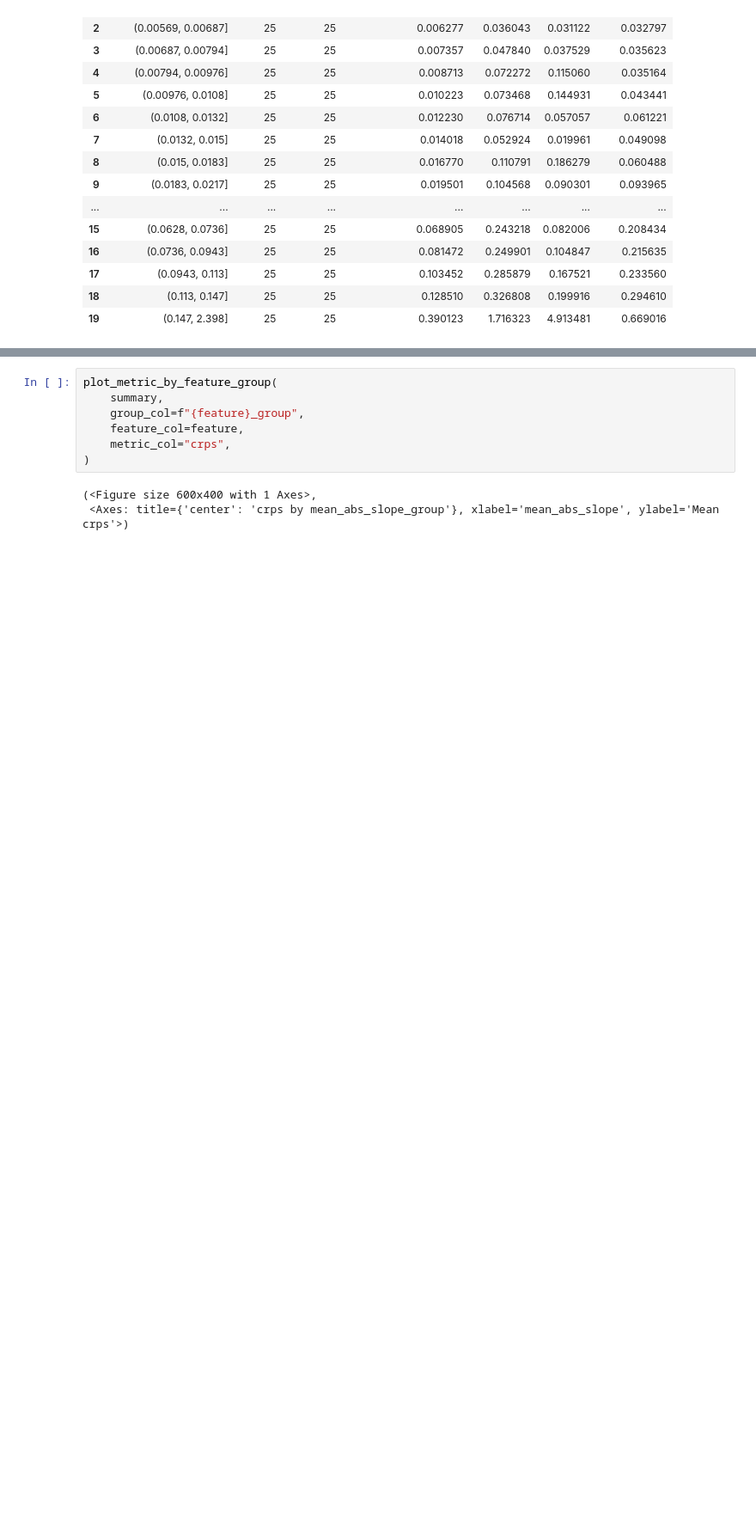
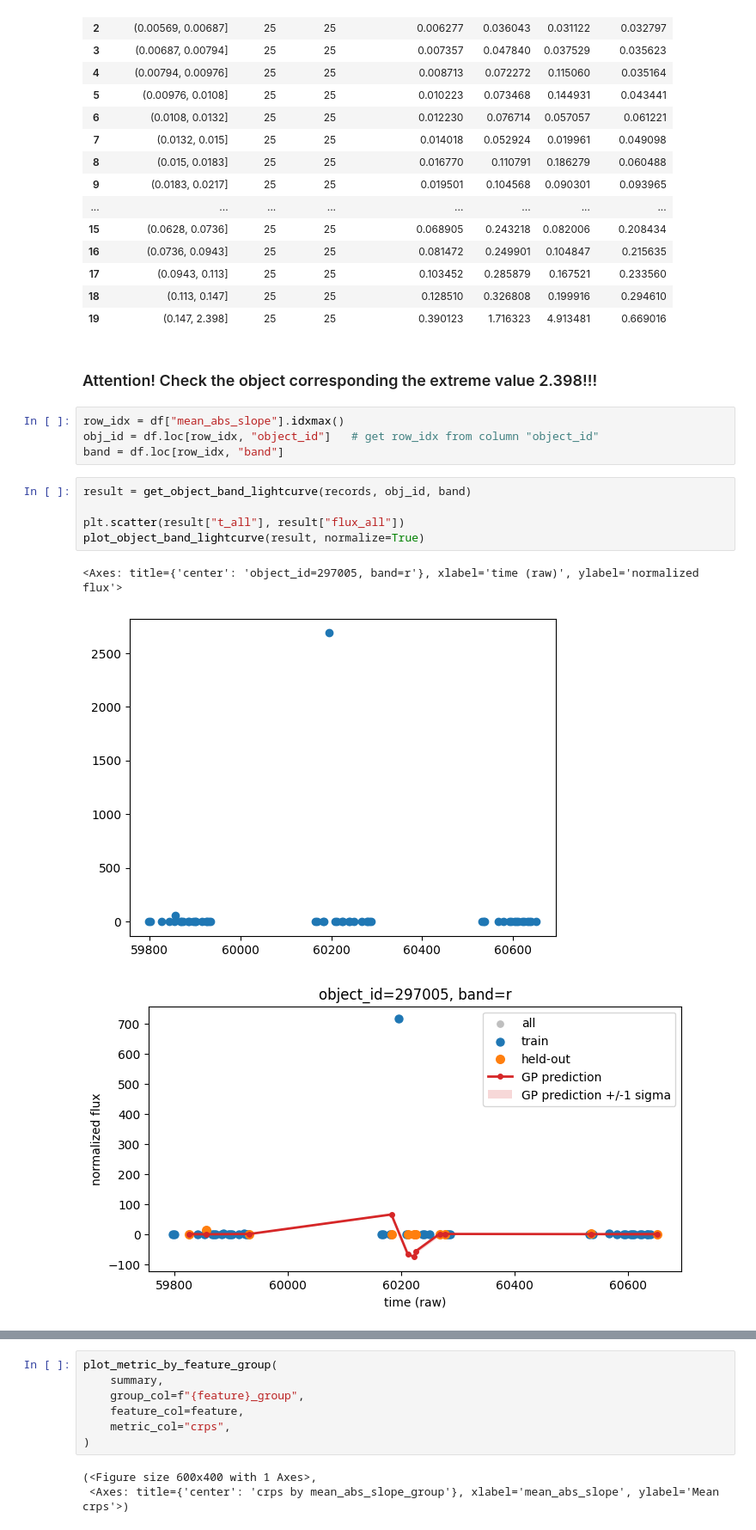
Before and after one commit to xinyi-BPC/multiband-gp, a Jupyter notebook: feature_based_analysis.ipynb, the cells around one changed output, grey strips where cells are left out. Shown at 86% size. Drawn from its saved outputs; the diff is of its cells as text; blank space fills up the shorter version.

```diff
--- a/feature_based_analysis.ipynb
+++ b/feature_based_analysis.ipynb
@@ -284,3 +286,18 @@ summary[[
 | 17 | (0.0943, 0.113] | 25 | 25 | 0.103452 | 0.285879 | 0.167521 | 0.233560 |
 | 18 | (0.113, 0.147] | 25 | 25 | 0.128510 | 0.326808 | 0.199916 | 0.294610 |
 | 19 | (0.147, 2.398] | 25 | 25 | 0.390123 | 1.716323 | 4.913481 | 0.669016 |
+# %% [markdown]
+### Attention! Check the object corresponding the extreme value 2.398!!!
+# %%
+row_idx = df["mean_abs_slope"].idxmax()
+obj_id = df.loc[row_idx, "object_id"]   # get row_idx from column "object_id"
+band = df.loc[row_idx, "band"]
+# %%
+result = get_object_band_lightcurve(records, obj_id, band)
+
+plt.scatter(result["t_all"], result["flux_all"])
+plot_object_band_lightcurve(result, normalize=True)
+# %% [output]
+<Axes: title={'center': 'object_id=297005, band=r'}, xlabel='time (raw)', ylabel='normalized flux'>
+[figure, added]
+[figure, added]
```
Also changed, not shown: parts of 8 cells of this notebook, 3 other files.
